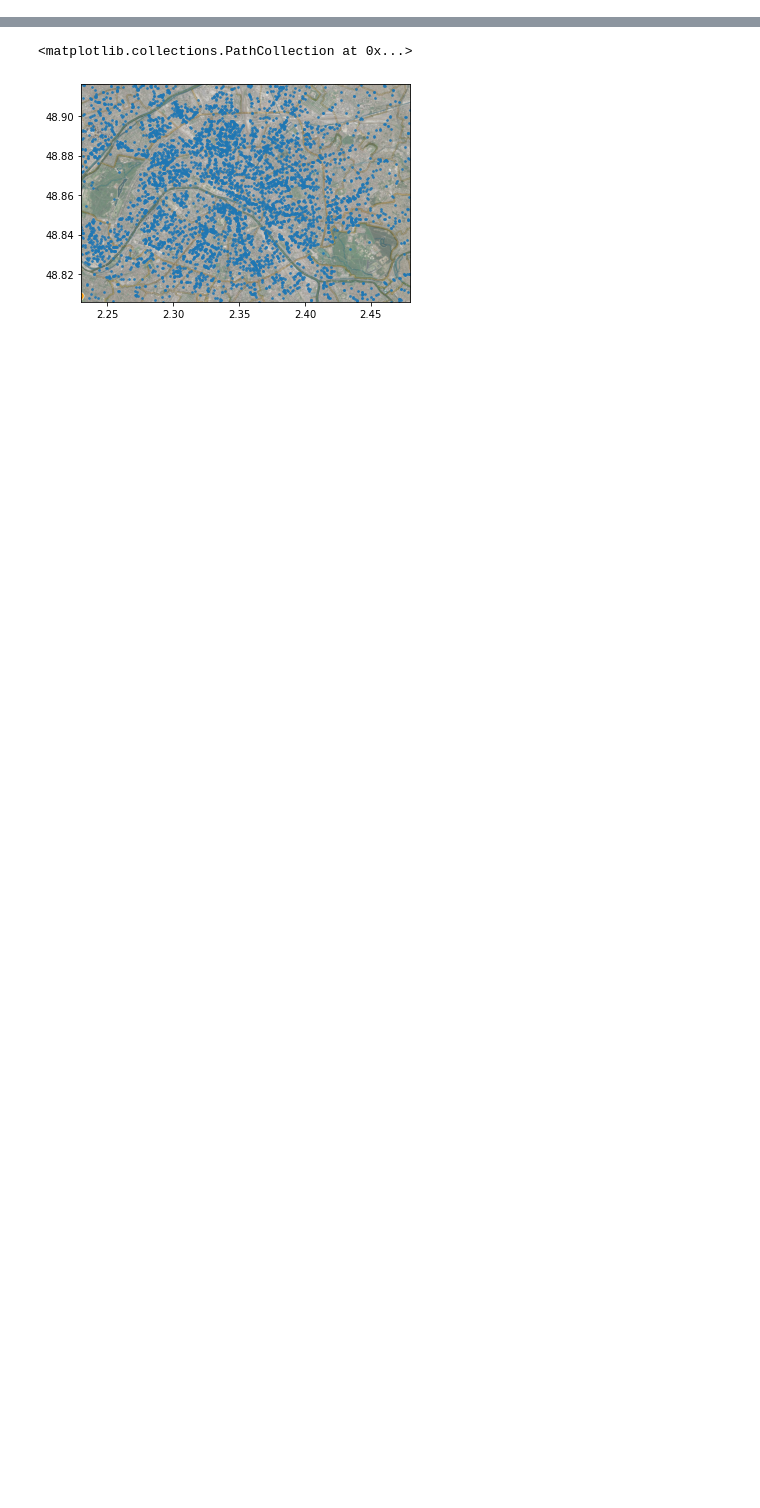
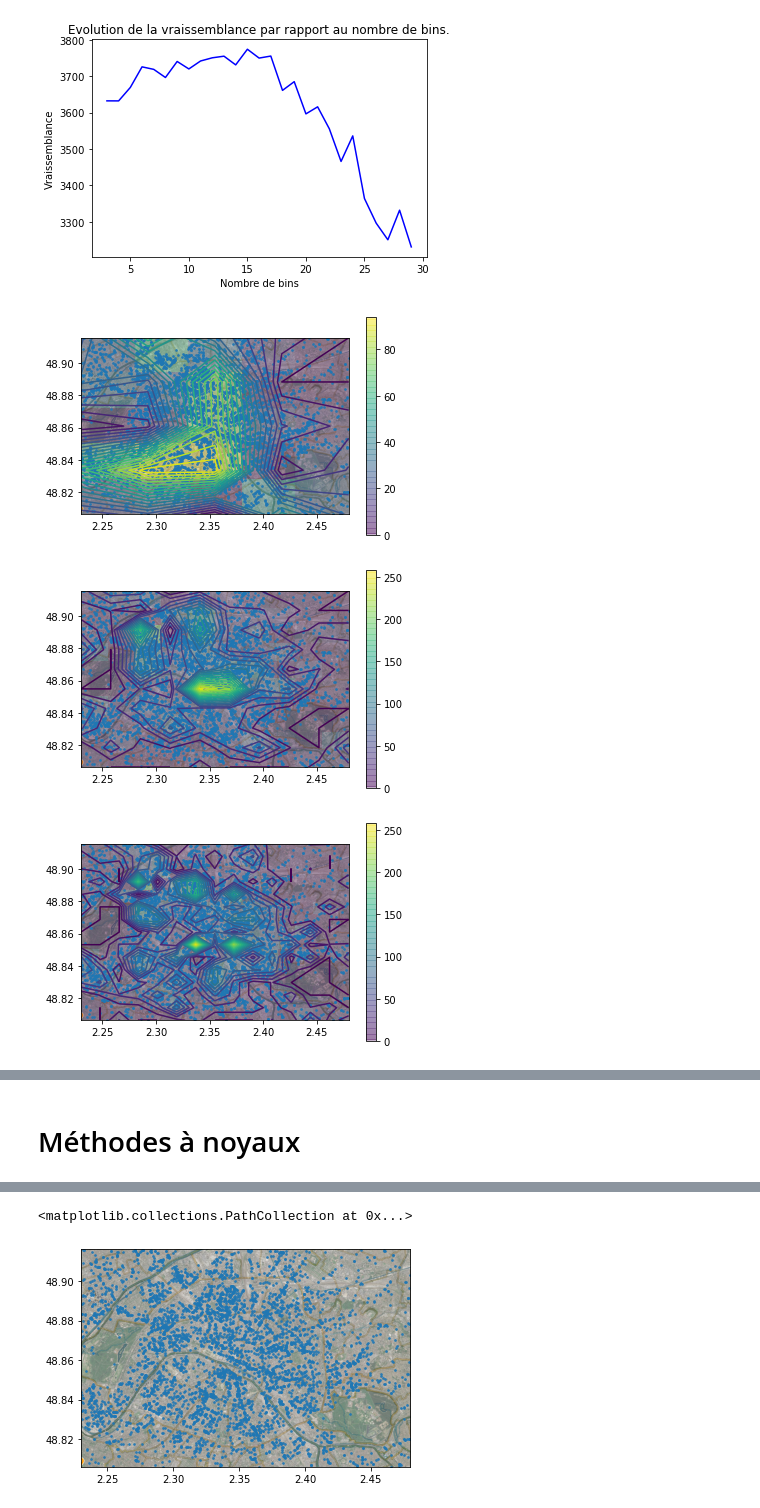
Before and after one commit to JoeBens/Practical-Works, a Jupyter notebook: MLL/TME2/src/TME2.ipynb, the cells around one changed output, grey strips where cells are left out. Drawn from its saved outputs; the diff is of its cells as text; code cells hidden in the pictures; blank space fills up the shorter version.

```diff
--- a/MLL/TME2/src/TME2.ipynb
+++ b/MLL/TME2/src/TME2.ipynb
@@ -38,13 +40,11 @@ class Histogramme(Density):
         self.histogram[0]/=(len(x)*self.volume)
 
     def to_bin(self,x):
-        l = ((x - coords[[0,2]])/(coords[[1,3]] - coords[[0,2]])
+        l = ((x - coords[[0,2]])/(coords[[1,3]] - coords[[0,2]]))
         l *= self.steps
         return np.intc(np.floor(l))
 
 
     def predict(self,x):
         coord = self.to_bin(x)
-        #print(coord)
-        #print(x)
         return self.histogram[0][coord[:,0],coord[:,1]]
@@ -52,0 +51,41 @@ SyntaxError: invalid syntax (<ipython-input-165-dec619e19b57>, line 15)
+# %%
+start = 3
+end = 30
+pas = 1
+plt.close()
+X_train, X_test = train_test_split(geo_mat, test_size=0.2, random_state=None)
+test= []
+for step in range(start,end,pas):
+
+    h = Histogramme(step)
+    h.fit(X_train)
+    score = h.score(X_test)
+    test += [score]
+
+plt.title("Evolution de la vraissemblance par rapport au nombre de bins.")
+plt.ylabel("Vraissemblance")
+plt.xlabel("Nombre de bins")
+plt.plot(range(start,end,pas),test,color="blue")
+plt.show()
+
+
+res, xlin, ylin = get_density2D(h, geo_mat, pas)
+#Vérification de densité :
+#TODO
+
+show_density(h, geo_mat, 5, log=False)
+
+show_density(h, geo_mat, 10, log=False)
+
+show_density(h, geo_mat, 15, log=False)
+
+show_density(h, geo_mat, 20, log=False)
+
+show_density(h, geo_mat, 25, log=False)
+
+show_density(h, geo_mat, 30, log=False)
+# %% [output]
+[figure, added]
+[figure, added]
+[figure, added]
+[figure, added]
@@ -53,3 +95,5 @@ SyntaxError: invalid syntax (<ipython-input-165-dec619e19b57>, line 15)
+# %% [markdown]
+# Méthodes à noyaux
 # %%
 class KernelDensity(Density):
     def __init__(self,kernel=None,sigma=0.1):
```
Also changed, not shown: parts of 30 cells of this notebook, 3 other files.
